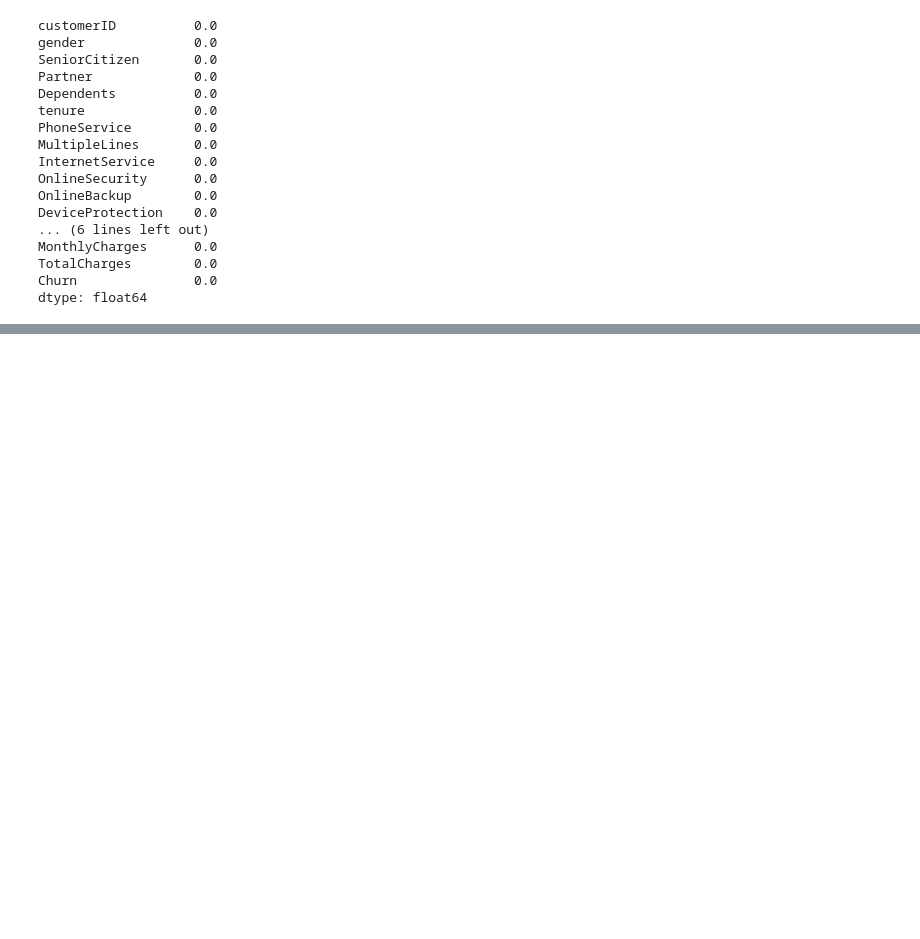
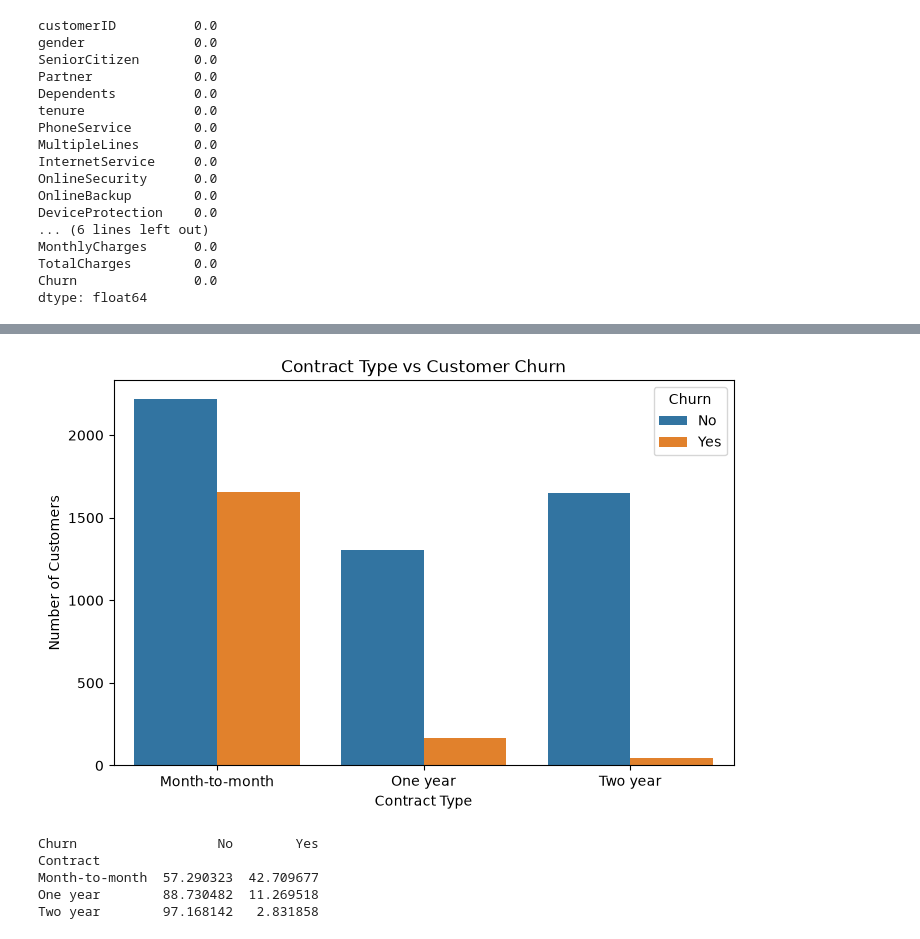
Before and after one commit to rbrinda35-source/Customer_Churn_Prediction, a Jupyter notebook: notebooks/customer_churn.ipynb, the cells around one changed output, grey strips where cells are left out. Drawn from its saved outputs; the diff is of its cells as text; code cells hidden in the pictures; blank space fills up the shorter version.

```diff
--- a/notebooks/customer_churn.ipynb
+++ b/notebooks/customer_churn.ipynb
@@ -114,0 +169,32 @@ dtype: float64
+# %%
+plt.figure(figsize=(8, 5))
+
+sns.countplot(
+    data=df,
+    x="Contract",
+    hue="Churn"
+)
+
+plt.title("Contract Type vs Customer Churn")
+plt.xlabel("Contract Type")
+plt.ylabel("Number of Customers")
+
+plt.show()
+# %% [output]
+[figure, added]
+# %%
+# calculate churn percentage by contract
+
+contract_churn = pd.crosstab(
+    df["Contract"],
+    df["Churn"],
+    normalize="index"
+) * 100
+
+print(contract_churn)
+# %% [output]
+Churn                  No        Yes
+Contract
+Month-to-month  57.290323  42.709677
+One year        88.730482  11.269518
+Two year        97.168142   2.831858
```
Also changed, not shown: parts of 12 cells of this notebook.
